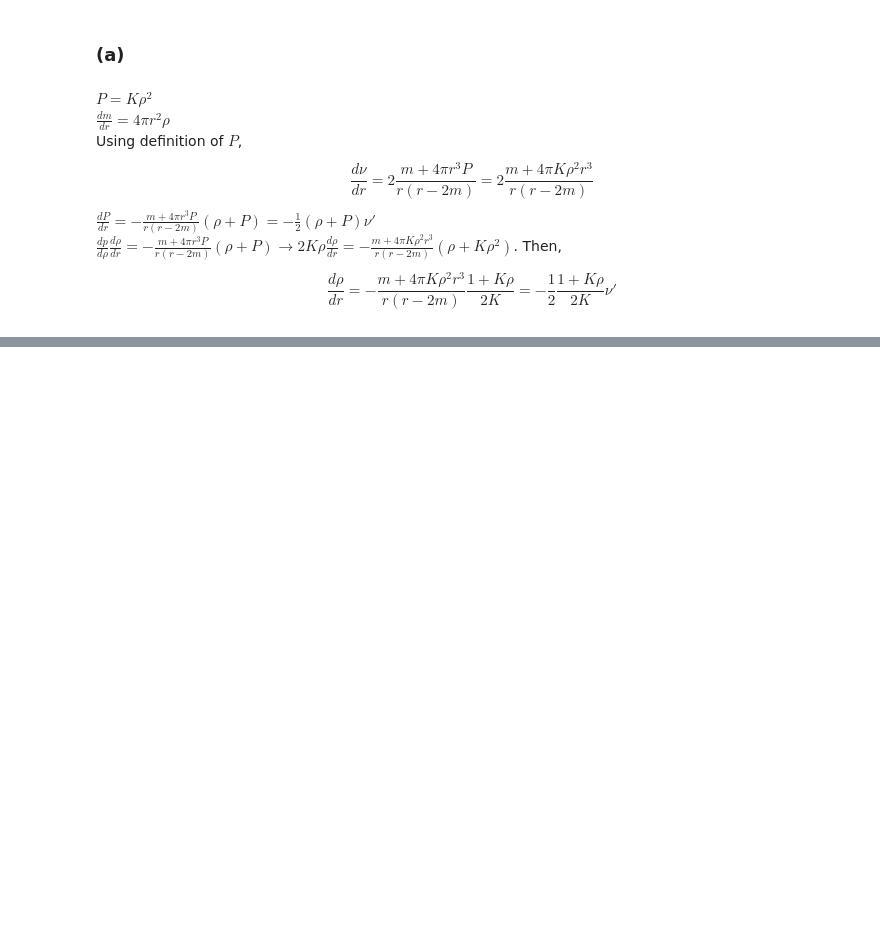
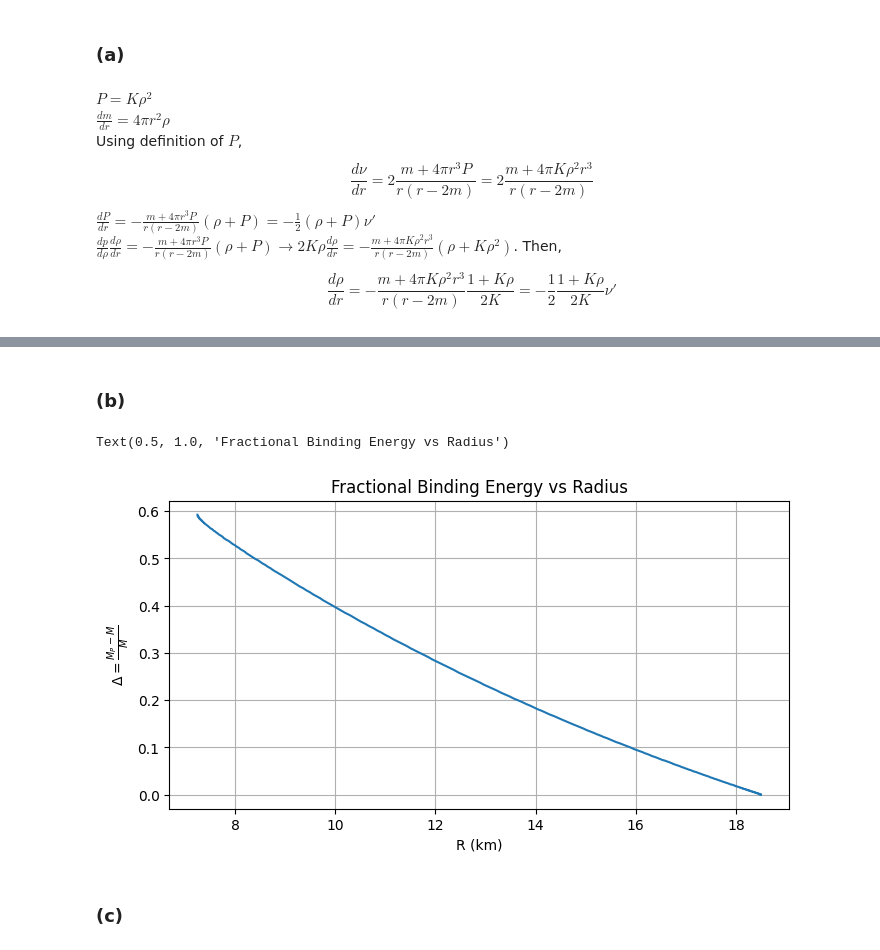
Before and after one commit to gcavusogluKU/PHYS414-Final-Project, a Jupyter notebook: Einstein.ipynb, the cells around one changed output, grey strips where cells are left out. Drawn from its saved outputs; the diff is of its cells as text; code cells hidden in the pictures; blank space fills up the shorter version.

```diff
--- a/Einstein.ipynb
+++ b/Einstein.ipynb
@@ -59,0 +59,13 @@ Text(0.5, 1.0, 'Neutron Star Mass vs Radius Curve')
+# %% [markdown]
+### (b)
+# %%
+Δ = (_MP-_M)/_M
+plt.figure(figsize=(8,4))
+plt.plot(_R*L/1000,Δ); plt.grid()
+plt.xlabel('R (km)'); plt.ylabel(r'$\Delta = \frac{M_P-M}{M}$')
+plt.title('Fractional Binding Energy vs Radius')
+# %% [output]
+Text(0.5, 1.0, 'Fractional Binding Energy vs Radius')
+[figure, added]
+# %% [markdown]
+### (c)
```
Also changed, not shown: parts of 10 cells of this notebook.
